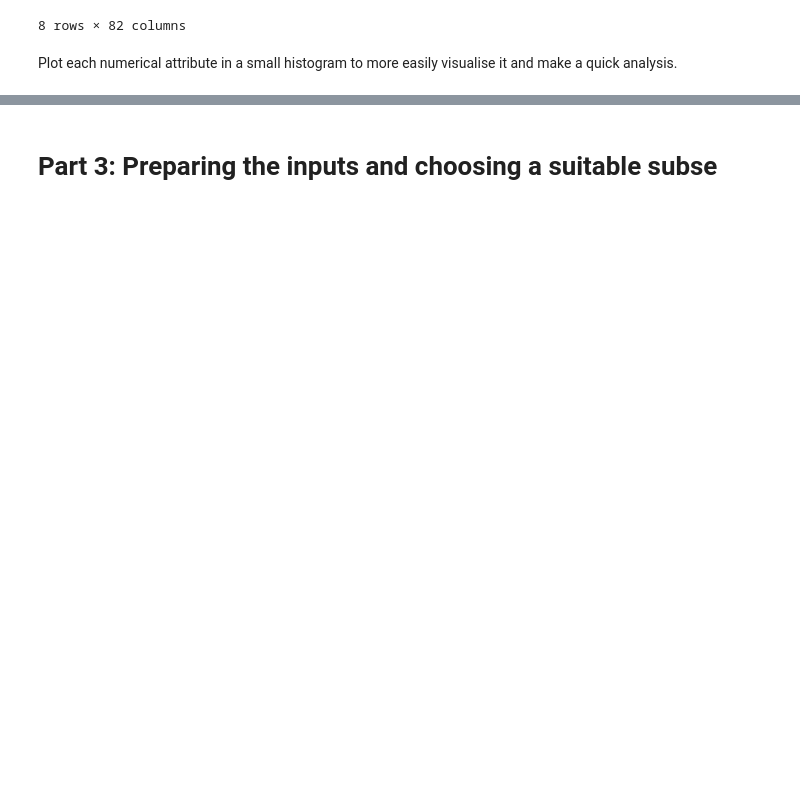
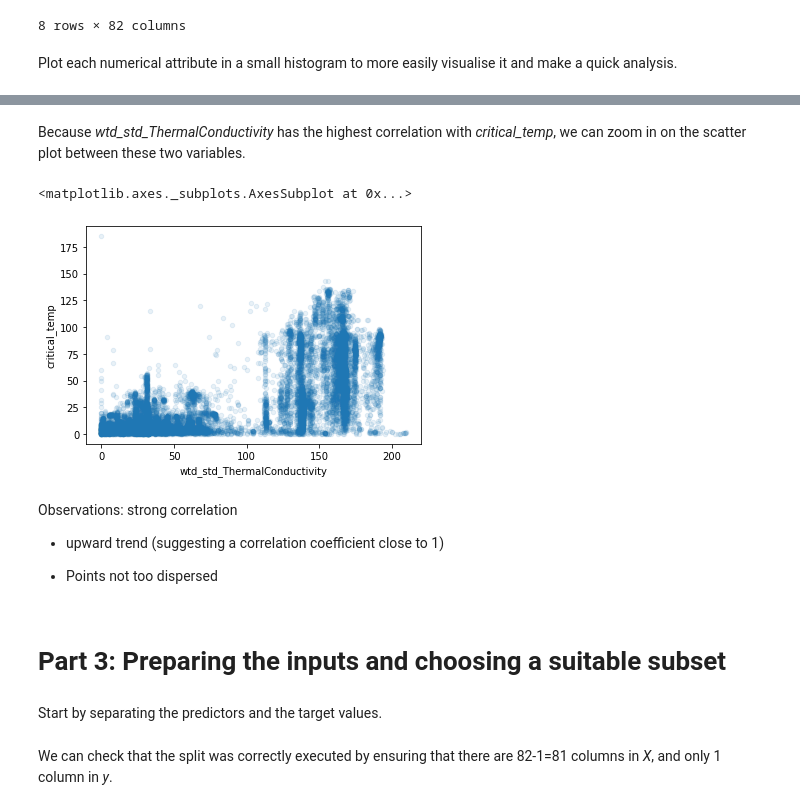
Before and after one commit to Adamouization/Superconductors-Critical-Temperature-Predictions-Regression, a Jupyter notebook: prototype/practical1.ipynb, the cells around one changed output, grey strips where cells are left out. Drawn from its saved outputs; the diff is of its cells as text; code cells hidden in the pictures; blank space fills up the shorter version.

```diff
--- a/prototype/practical1.ipynb
+++ b/prototype/practical1.ipynb
@@ -87,2 +172,17 @@ plt.show()
+# %% [markdown]
+Because *wtd_std_ThermalConductivity* has the highest correlation with *critical_temp*, we can zoom in on the scatter plot between these two variables.
+# %%
+exploration_set.plot(kind="scatter", x="wtd_std_ThermalConductivity", y="critical_temp", alpha=0.1)
+# %% [output]
+<matplotlib.axes._subplots.AxesSubplot at 0x...>
+[figure, added]
+# %% [markdown]
+Observations: strong correlation
+
+* upward trend (suggesting a correlation coefficient close to 1)
+
+* Points not too dispersed
 # %% [markdown]
-# Part 3: Preparing the inputs and choosing a suitable subse
+# Part 3: Preparing the inputs and choosing a suitable subset
+# %% [markdown]
+Start by separating the predictors and the target values.
@@ -88,0 +192,2 @@ plt.show()
+# %% [markdown]
+We can check that the split was correctly executed by ensuring that there are 82-1=81 columns in *X*, and only 1 column in *y*.
```
Also changed, not shown: parts of 42 cells of this notebook, 2 other files.
